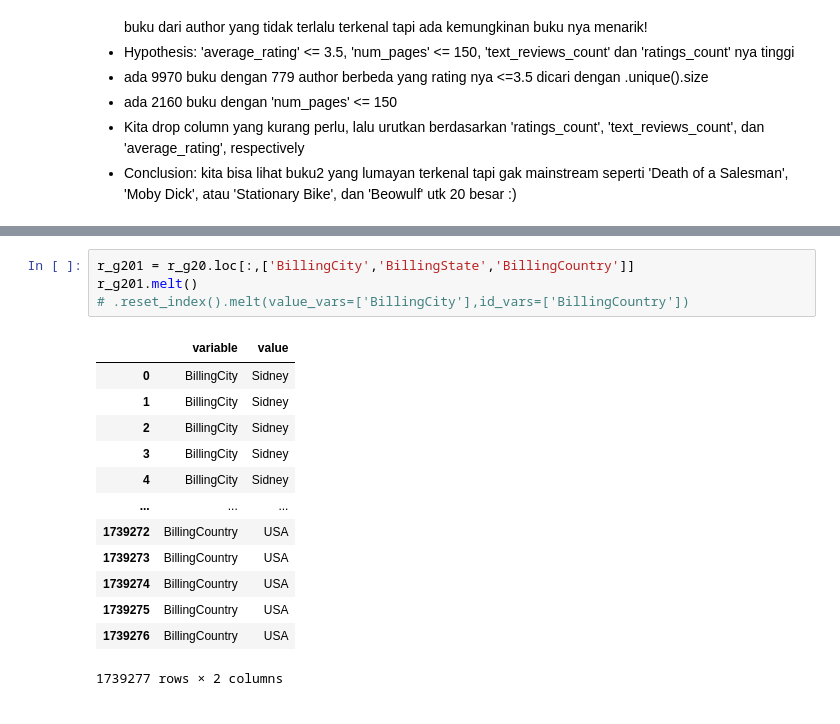
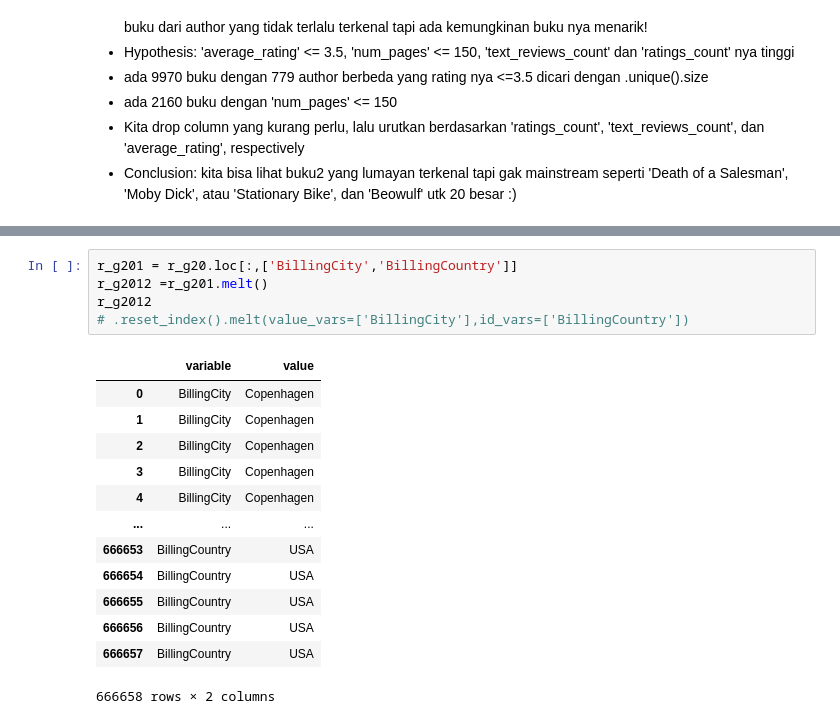
Before and after one commit to fabiansurya/capstone_API, a Jupyter notebook: API_fabian.ipynb, the cells around one changed output, grey strips where cells are left out. Drawn from its saved outputs; the diff is of its cells as text.

```diff
--- a/API_fabian.ipynb
+++ b/API_fabian.ipynb
@@ -174,21 +98,22 @@ r_g20.tail()
 # %%
-r_g201 = r_g20.loc[:,['BillingCity','BillingState','BillingCountry']]
-r_g201.melt()
+r_g201 = r_g20.loc[:,['BillingCity','BillingCountry']]
+r_g2012 =r_g201.melt()
+r_g2012
 # .reset_index().melt(value_vars=['BillingCity'],id_vars=['BillingCountry'])
 # %% [output]
 |  | variable | value |
-| 0 | BillingCity | Sidney |
-| 1 | BillingCity | Sidney |
-| 2 | BillingCity | Sidney |
-| 3 | BillingCity | Sidney |
-| 4 | BillingCity | Sidney |
+| 0 | BillingCity | Copenhagen |
+| 1 | BillingCity | Copenhagen |
+| 2 | BillingCity | Copenhagen |
+| 3 | BillingCity | Copenhagen |
+| 4 | BillingCity | Copenhagen |
 | ... | ... | ... |
-| 1739272 | BillingCountry | USA |
-| 1739273 | BillingCountry | USA |
-| 1739274 | BillingCountry | USA |
-| 1739275 | BillingCountry | USA |
-| 1739276 | BillingCountry | USA |
+| 666653 | BillingCountry | USA |
+| 666654 | BillingCountry | USA |
+| 666655 | BillingCountry | USA |
+| 666656 | BillingCountry | USA |
+| 666657 | BillingCountry | USA |
-1739277 rows × 2 columns
+666658 rows × 2 columns
 # %%
 r_g2.groupby(['BillingCountry','BillingCity','CustomerId']).\
 sum()['Total'].sort_values(ascending = False).head(10)
```
Also changed, not shown: parts of 10 cells of this notebook, 1 other file.
